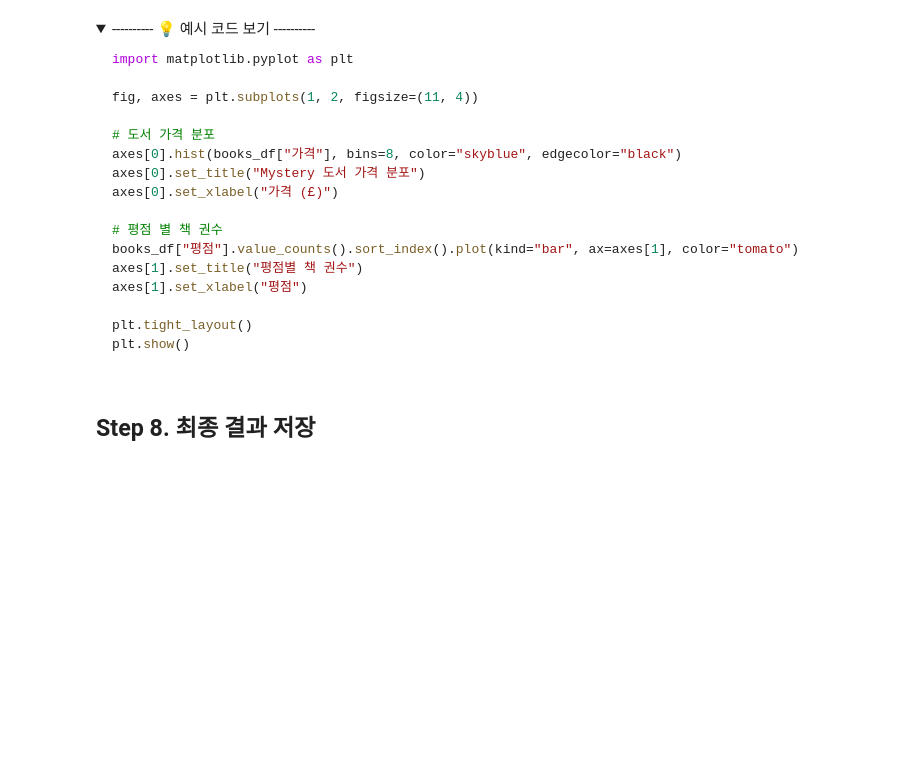
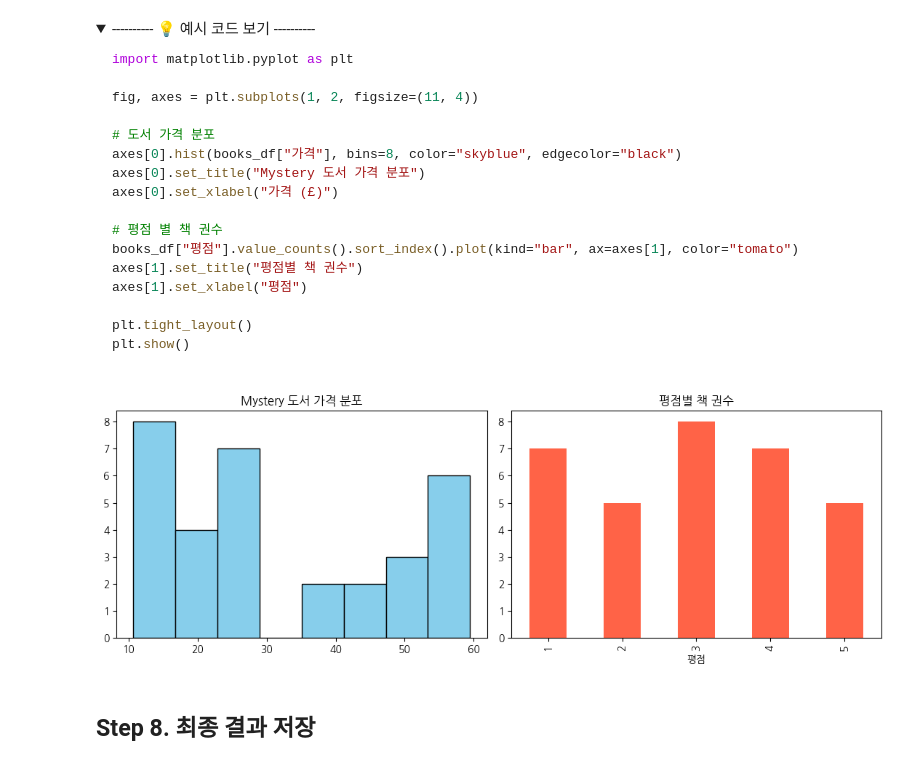
Before and after one commit to qnrPwjd/EST_AI_Challengers_Code, a Jupyter notebook: Week2/CH10_특성엔지니어링_데이터수집.ipynb, the cells around one changed output. Saved outputs shown, nothing was run; the diff lists cells and outputs as text; code cells hidden in the pictures; folded sections open; blank space fills up the shorter version.

```diff
--- a/Week2/CH10_특성엔지니어링_데이터수집.ipynb
+++ b/Week2/CH10_특성엔지니어링_데이터수집.ipynb
@@ -965,8 +1169,8 @@ import requests
 url = "https://books.toscrape.com/catalogue/category/books/mystery_3/index.html"
 
 # 지정한 URL에 요청(get) 보내기
-
-
-
+response = requests.get(url)
+response.encoding = 'utf-8'
 
 # 응답 상태 코드 확인 (200: 정상, 404: 없음, 500: 서버오류)
+print(response.status_code)
@@ -1174,3 +1416,28 @@ import time
 
 # 카테고리 페이지의 기본 URL (여기에 page-N.html을 이어붙여서 페이지를 이동)
 category_url = "https://books.toscrape.com/catalogue/category/books/mystery_3/"
+
+all_books = []
+# 첫번째 페이지 (index.html)부터 크롤링 시작
+page_url = category_url + "index.html"
+
+# 다음페이지가 없을 때까지 반복
+while True:
+    res = requests.get(page_url)
+    res.encoding = 'utf-8'
+    if res.status_code != 200:
+        print("요청 실패:", res.status_code)
+        break
+
+    page_soup = BeautifulSoup(res.text, "html.parser")
+    all_books.extend(parse_page(page_soup)) # list에 이어 붙이기
+    print(f"{page_url} → 누적 {len(all_books)}권") # 현재페이지 + 누적개수 출력
+
+    next_a = page_soup.select_one("li.next a") # 다음페이지 링크 찾기
+    if next_a is None: # 다음 페이지 없으면 종료
+        break                                   # 다음 페이지가 없으면 종료
+    page_url = category_url + next_a["href"]     # 다음 페이지 URL로 갱신
+
+    time.sleep(1)     # 서버 부담을 줄이기 위해 요청 사이에 1초씩 쉬어주는 것이 예의
+
+print("총", len(all_books), "권 수집 완료")
@@ -1239,19 +1529,21 @@ plt.show()
 # %%
 import matplotlib.pyplot as plt
 
 fig, axes = plt.subplots(1, 2, figsize=(11, 4))
 
-# 도서 가격 분포
+# 도서 가격 분포, hist
+axes[0].hist(books_df['가격'], bins = 8, color = 'skyblue', edgecolor = 'black')
+axes[0].set_title('Mystery 도서 가격 분포')
 
-
-
-# 평점 별 책 권수
-
-
-
+# 평점 별 책 권수, plot
+books_df['평점'].value_counts().sort_index().plot(kind = 'bar', ax = axes[1],color = 'tomato')
+axes[1].set_title("평점별 책 권수")
+axes[1].set_xlabel("평점")
 
 plt.tight_layout()
 plt.show()
+# %% [output]
+[figure, added]
 # %% [markdown]
 ## Step 8. 최종 결과 저장
 # %% [markdown]
```
Also changed, not shown: parts of 29 cells of this notebook.
